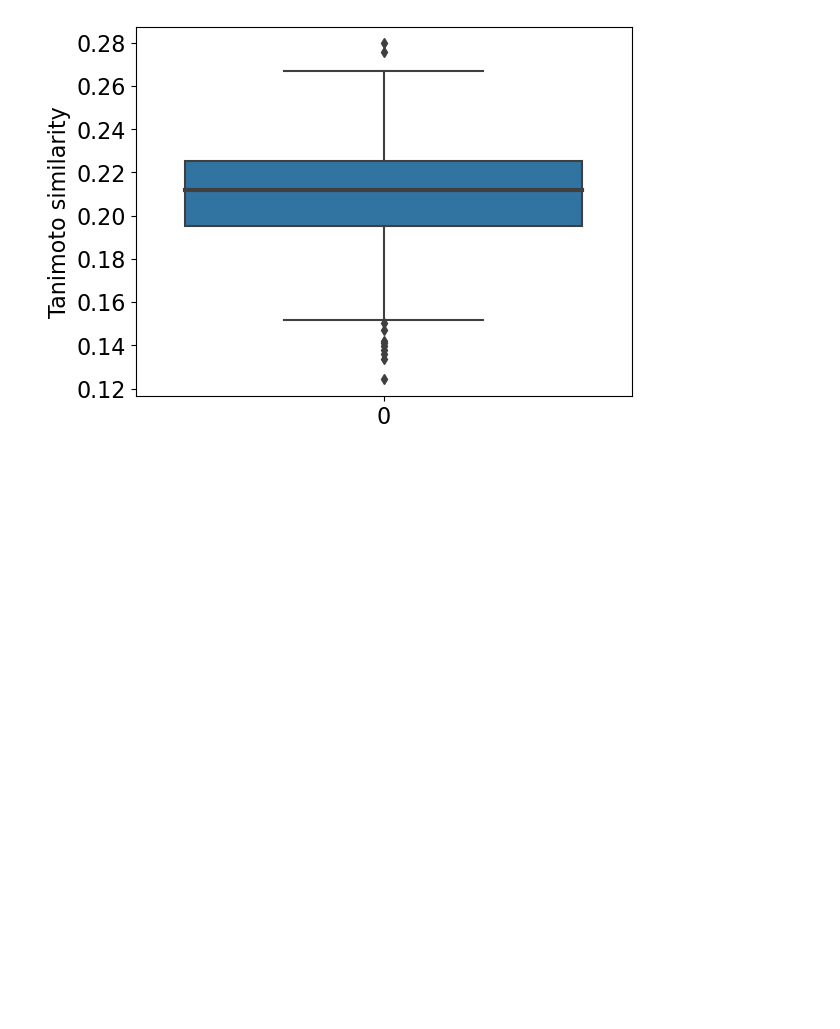
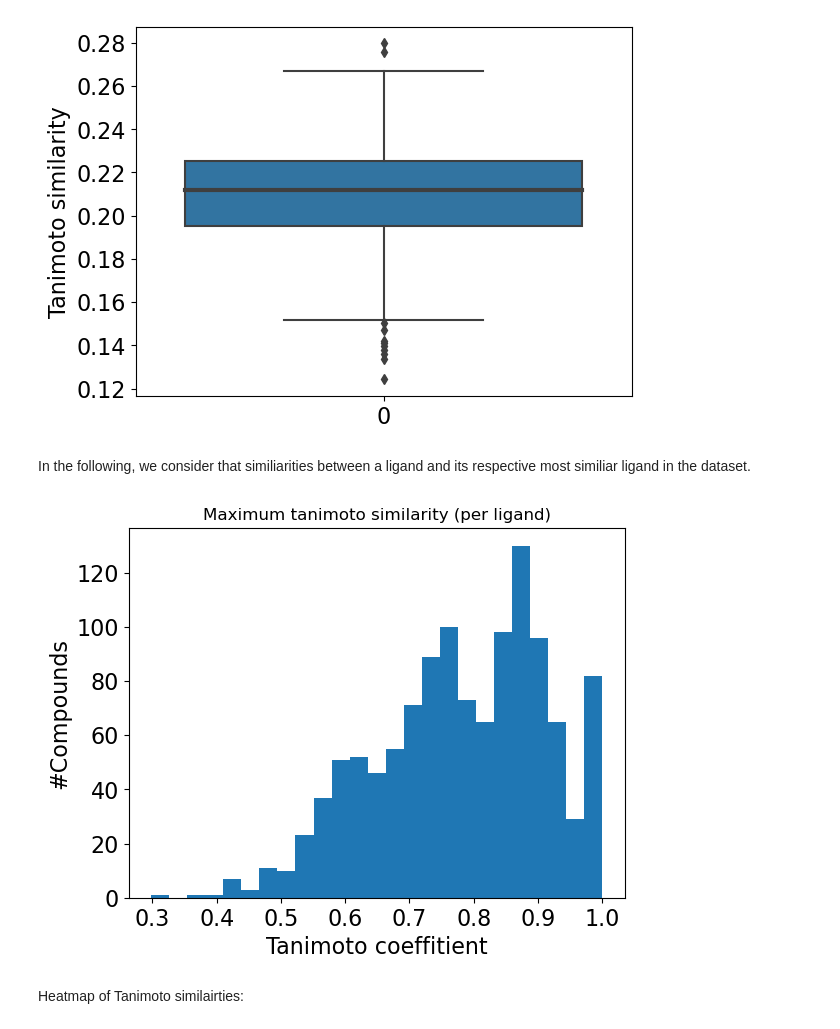
Before and after one commit to volkamerlab/KinFragLib_PocketEnum, a Jupyter notebook: evaluation/diversity.ipynb, the cells around one changed output. Saved outputs shown, nothing was run; the diff lists cells and outputs as text; code cells hidden in the pictures; blank space fills up the shorter version.

```diff
--- a/evaluation/diversity.ipynb
+++ b/evaluation/diversity.ipynb
@@ -401,3 +212,17 @@ plt.yticks(fontsize=16)
 plt.show()
 # %% [output]
 [figure]
+# %% [markdown]
+In the following, we consider that similiarities between a ligand and its respective most similiar ligand in the dataset.
+# %%
+plt.hist(data['nearest_neighbor_sim'], bins=25)
+plt.title("Maximum tanimoto similarity (per ligand)")
+plt.xlabel('Tanimoto coeffitient', fontsize=16)
+plt.ylabel('#Compounds', fontsize=16)
+plt.xticks(fontsize=16)
+plt.yticks(fontsize=16)
+plt.show()
+# %% [output]
+[figure, added]
+# %% [markdown]
+Heatmap of Tanimoto similairties:
```
Also changed, not shown: parts of 41 cells of this notebook, 8 other files.
